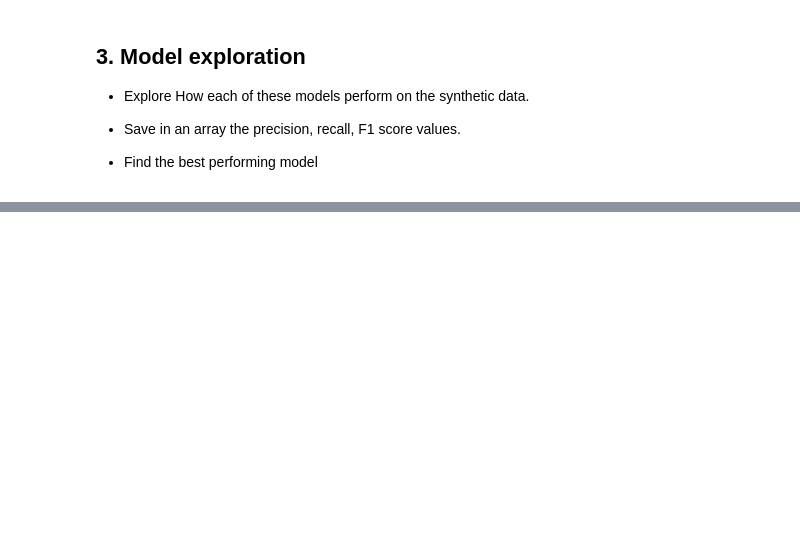
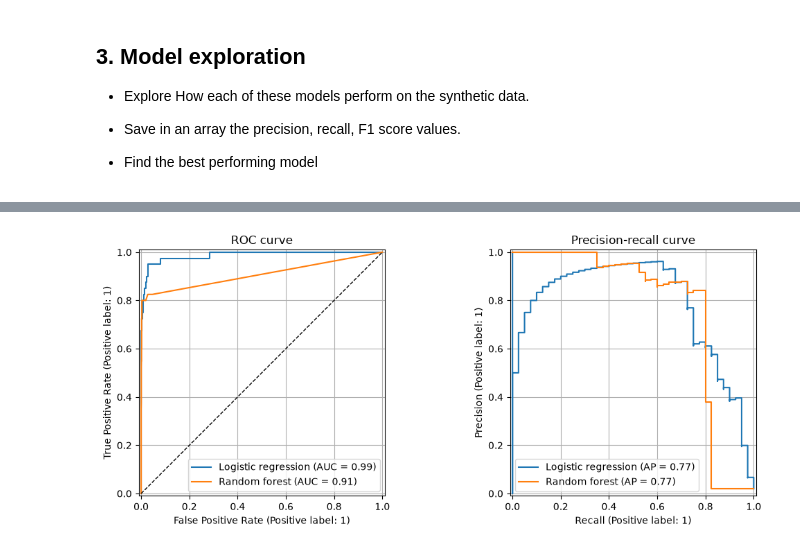
Before and after one commit to geo-smart/mlgeo-book, a Jupyter notebook: book/Chapter3-MachineLearning/3.4_binary_classification.ipynb, the cells around one changed output, grey strips where cells are left out. Saved outputs shown, nothing was run; the diff lists cells and outputs as text; code cells hidden in the pictures; blank space fills up the shorter version.

```diff
--- a/book/Chapter3-MachineLearning/3.4_binary_classification.ipynb
+++ b/book/Chapter3-MachineLearning/3.4_binary_classification.ipynb
@@ -399,0 +417,14 @@ print(df)
+# %%
+df_imb = mlgeo_synth.detector_features(n=5000, event_fraction=0.02, seed=42)
+print(df_imb["label"].value_counts())
+
+X_imb = np.column_stack([np.log10(df_imb["sta_lta"]), df_imb["spectral_centroid_hz"]])
+y_imb = df_imb["label"].values
+X_imb = StandardScaler().fit_transform(X_imb)
+
+Xi_train, Xi_test, yi_train, yi_test = train_test_split(
+    X_imb, y_imb, stratify=y_imb, test_size=0.4, random_state=42
+)
+
+baseline = DummyClassifier(strategy="most_frequent").fit(Xi_train, yi_train)
+print(f"Majority-class baseline accuracy: {baseline.score(Xi_test, yi_test):.3f}")
@@ -399,0 +439,14 @@ print(df)
+# %%
+from sklearn.linear_model import LogisticRegression
+from sklearn.metrics import accuracy_score
+
+logreg = LogisticRegression().fit(Xi_train, yi_train)
+forest = RandomForestClassifier(n_estimators=100, random_state=42).fit(Xi_train, yi_train)
+
+for name, model in [("Logistic regression", logreg), ("Random forest", forest)]:
+    yp = model.predict(Xi_test)
+    print(name)
+    print(f"  accuracy         : {accuracy_score(yi_test, yp):.3f}")
+    print(f"  precision (event): {precision_score(yi_test, yp):.3f}")
+    print(f"  recall (event)   : {recall_score(yi_test, yp):.3f}")
+    print(f"  F1 (event)       : {f1_score(yi_test, yp):.3f}")
@@ -399,0 +468,16 @@ print(df)
+# %%
+from sklearn.metrics import PrecisionRecallDisplay, RocCurveDisplay
+
+fig, (ax1, ax2) = plt.subplots(1, 2, figsize=(11, 4.5))
+for name, model in [("Logistic regression", logreg), ("Random forest", forest)]:
+    RocCurveDisplay.from_estimator(model, Xi_test, yi_test, ax=ax1, name=name)
+    PrecisionRecallDisplay.from_estimator(model, Xi_test, yi_test, ax=ax2, name=name)
+ax1.plot([0, 1], [0, 1], 'k--', linewidth=1)
+ax1.set_title("ROC curve")
+ax2.set_title("Precision-recall curve")
+ax1.grid(True)
+ax2.grid(True)
+plt.tight_layout()
+plt.show()
+# %% [output]
+[figure, added]
```
Also changed, not shown: parts of 43 cells of this notebook, 12 other files.
